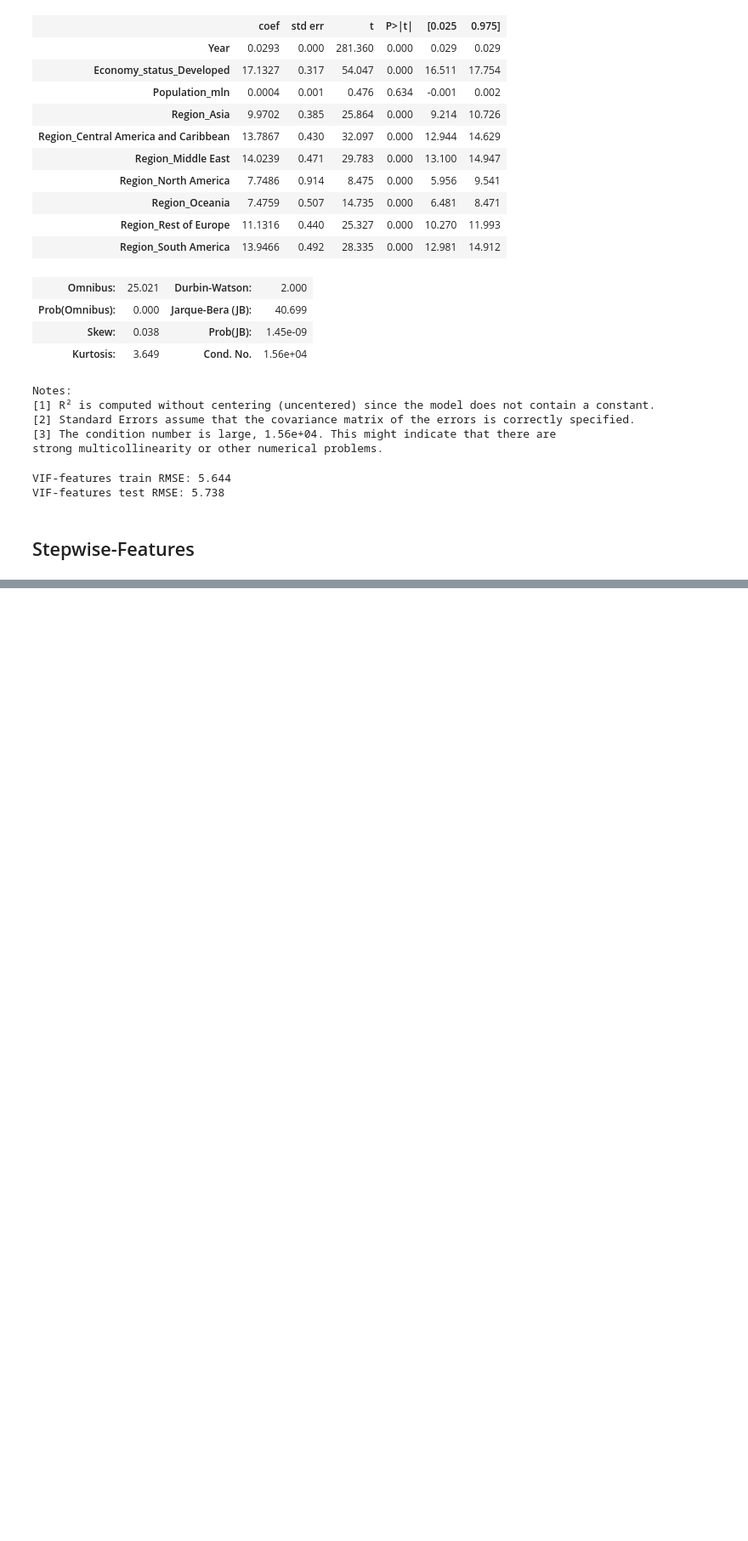
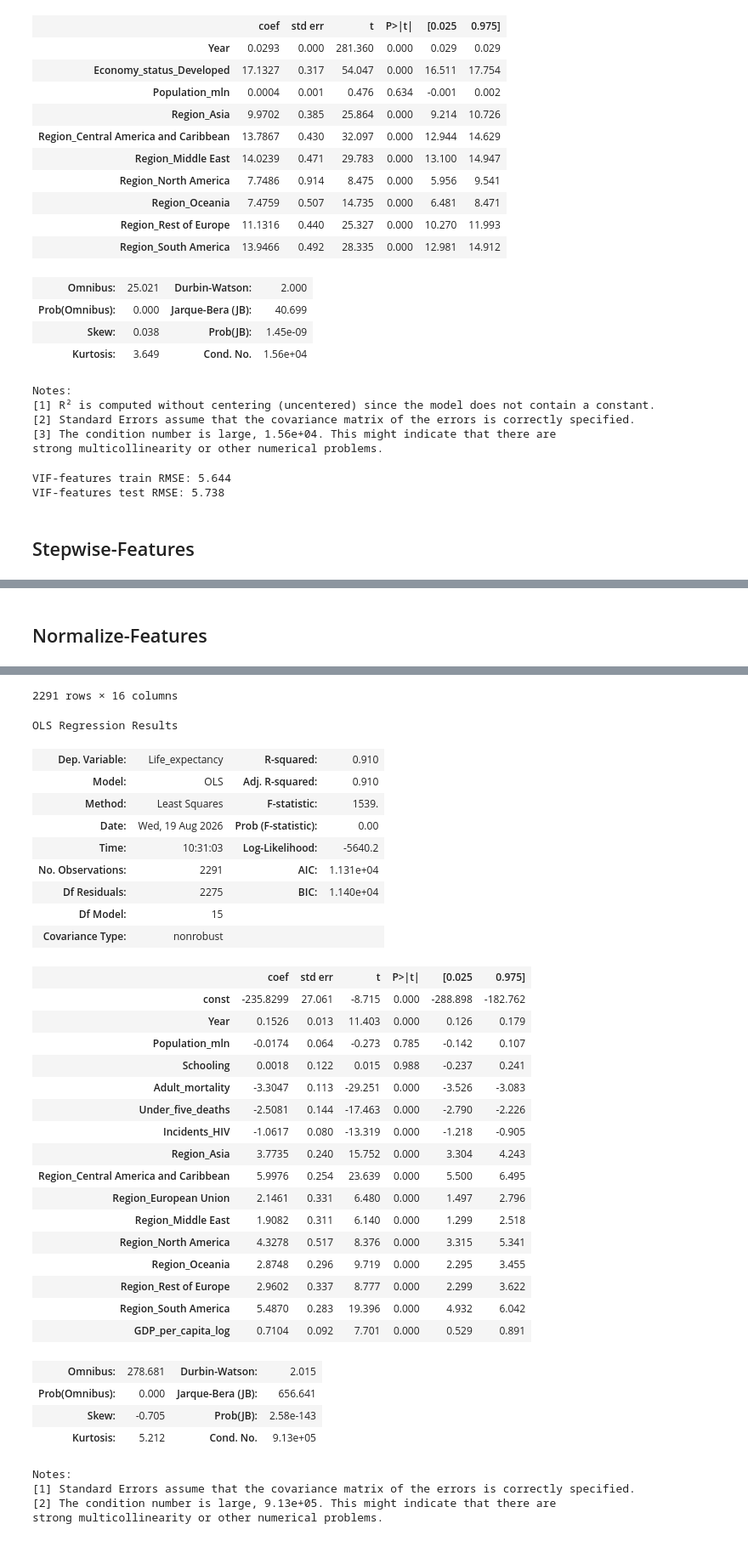
Before and after one commit to oum4r/df-WHO-project, a Jupyter notebook: WHO LEAST Notebook.ipynb, the cells around one changed output, grey strips where cells are left out. Shown at 85% size. Cells and saved outputs as stored; diff of their text form; code cells hidden in the pictures; blank space fills up the shorter version.

```diff
--- a/WHO LEAST Notebook.ipynb
+++ b/WHO LEAST Notebook.ipynb
@@ -90,6 +90,12 @@ def drop(df:pd.DataFrame, column:str, inplace:bool=False):
         return df.drop(column, axis=1, inplace=inplace)
     elif not inplace:
         return df
+# %%
+def standardize(arr):
+    return (arr - np.mean(arr)) / np.std(arr)
+
+def normalize(arr):
+    return (arr - np.min(arr)) / (np.max(arr) - np.min(arr))
 # %% [markdown]
 ---
 # 🔎 Explore Data
@@ -664,0 +669,37 @@ Coarse-features test RMSE: 2.892
+# %% [markdown]
+## Normalize-Features
+# %%
+least_information_columns = [
+    "Life_expectancy",
+    "Year",
+    # "Economy_status_Developed",
+    # "Economy_status_Developing",
+    "Population_mln",
+    "GDP_per_capita",
+    "Schooling",
+
+    "Adult_mortality",
+    'Under_five_deaths',
+    'Incidents_HIV'
+]
+# %%
+def fe_normalize(df):
+    df = fe_coarse(df)
+
+    df['Population_mln'] = standardize(df['Population_mln'])
+    df['Schooling'] = standardize(df['Schooling'])
+
+    return df
+# %%
+df_least = df[least_information_columns + region_columns]
+
+X_train, X_test, y_train, y_test = get_train_test(df_least)
+X_train, X_test = fe_normalize(X_train), fe_normalize(X_test)
+
+print(X_train.columns)
+display(X_train)
+
+linreg = sm.OLS(y_train, X_train)
+results = linreg.fit()
+results.summary()
+# %% [output]
@@ -664,0 +724,36 @@ Coarse-features test RMSE: 2.892
+2291 rows × 16 columns
+OLS Regression Results
+| Dep. Variable: | Life_expectancy | R-squared: | 0.910 |
+| Model: | OLS | Adj. R-squared: | 0.910 |
+| Method: | Least Squares | F-statistic: | 1539. |
+| Date: | Wed, 19 Aug 2026 | Prob (F-statistic): | 0.00 |
+| Time: | 10:31:03 | Log-Likelihood: | -5640.2 |
+| No. Observations: | 2291 | AIC: | 1.131e+04 |
+| Df Residuals: | 2275 | BIC: | 1.140e+04 |
+| Df Model: | 15 |  |  |
+| Covariance Type: | nonrobust |  |  |
+|  | coef | std err | t | P>|t| | [0.025 | 0.975] |
+| const | -235.8299 | 27.061 | -8.715 | 0.000 | -288.898 | -182.762 |
+| Year | 0.1526 | 0.013 | 11.403 | 0.000 | 0.126 | 0.179 |
+| Population_mln | -0.0174 | 0.064 | -0.273 | 0.785 | -0.142 | 0.107 |
+| Schooling | 0.0018 | 0.122 | 0.015 | 0.988 | -0.237 | 0.241 |
+| Adult_mortality | -3.3047 | 0.113 | -29.251 | 0.000 | -3.526 | -3.083 |
+| Under_five_deaths | -2.5081 | 0.144 | -17.463 | 0.000 | -2.790 | -2.226 |
+| Incidents_HIV | -1.0617 | 0.080 | -13.319 | 0.000 | -1.218 | -0.905 |
+| Region_Asia | 3.7735 | 0.240 | 15.752 | 0.000 | 3.304 | 4.243 |
+| Region_Central America and Caribbean | 5.9976 | 0.254 | 23.639 | 0.000 | 5.500 | 6.495 |
+| Region_European Union | 2.1461 | 0.331 | 6.480 | 0.000 | 1.497 | 2.796 |
+| Region_Middle East | 1.9082 | 0.311 | 6.140 | 0.000 | 1.299 | 2.518 |
+| Region_North America | 4.3278 | 0.517 | 8.376 | 0.000 | 3.315 | 5.341 |
+| Region_Oceania | 2.8748 | 0.296 | 9.719 | 0.000 | 2.295 | 3.455 |
+| Region_Rest of Europe | 2.9602 | 0.337 | 8.777 | 0.000 | 2.299 | 3.622 |
+| Region_South America | 5.4870 | 0.283 | 19.396 | 0.000 | 4.932 | 6.042 |
+| GDP_per_capita_log | 0.7104 | 0.092 | 7.701 | 0.000 | 0.529 | 0.891 |
+| Omnibus: | 278.681 | Durbin-Watson: | 2.015 |
+| Prob(Omnibus): | 0.000 | Jarque-Bera (JB): | 656.641 |
+| Skew: | -0.705 | Prob(JB): | 2.58e-143 |
+| Kurtosis: | 5.212 | Cond. No. | 9.13e+05 |
+Notes:
+[1] Standard Errors assume that the covariance matrix of the errors is correctly specified.
+[2] The condition number is large, 9.13e+05. This might indicate that there are
+strong multicollinearity or other numerical problems.
```
Also changed, not shown: parts of 18 cells of this notebook, 2 other files.
